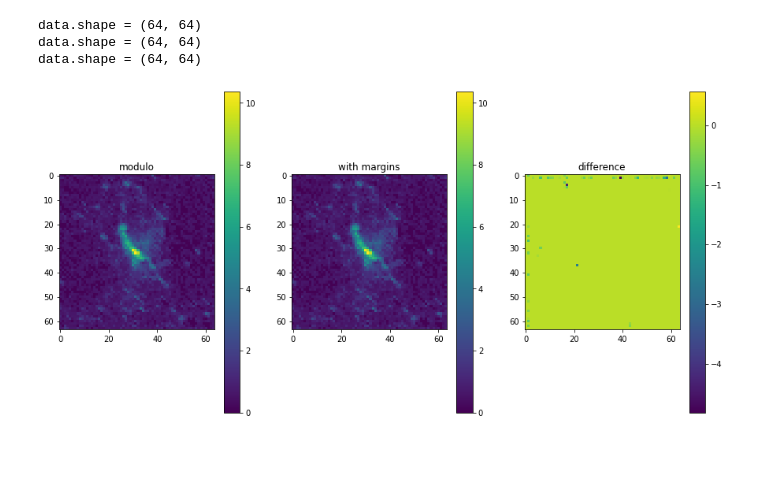
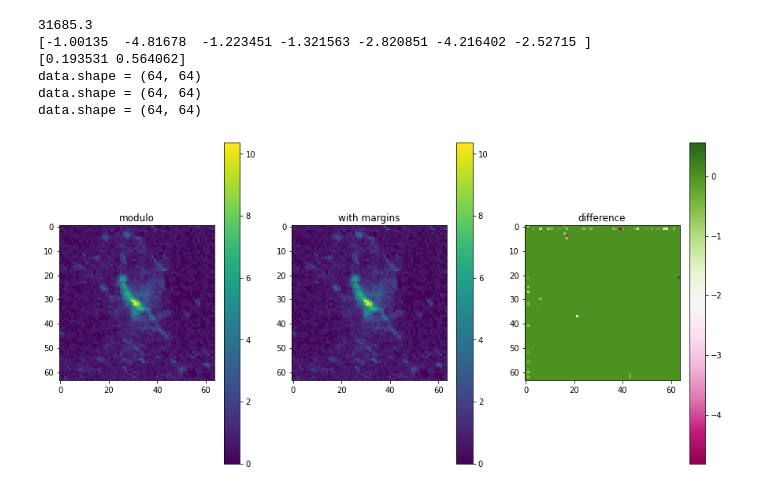
Before and after one commit to SebastianJL/esc412_advanced_high_performance_computing, a Jupyter notebook: exercise3/density_map.ipynb, the cells around one changed output. Drawn from its saved outputs; the diff is of its cells as text; code cells hidden in the pictures; blank space fills up the shorter version.

```diff
--- a/exercise3/density_map.ipynb
+++ b/exercise3/density_map.ipynb
@@ -1,25 +1,36 @@
 # %%
 import numpy as np
 import matplotlib.pyplot as plt
 mass_grid_modulo = np.genfromtxt('mass_grid_modulo_2d.csv', delimiter=',')
 mass_grid_margins = np.genfromtxt('mass_grid_with_margins_2d.csv', delimiter=',')
 
+diff = mass_grid_modulo - mass_grid_margins
+
 datas = [np.log(mass_grid_modulo + 1),
          np.log(mass_grid_margins + 1),
-         mass_grid_modulo - mass_grid_margins
+        diff
         ]
+
+print(mass_grid_margins.max())
+print(diff[diff < -1])
+print(diff[diff > 0])
 
 for data in datas:
     print(f'{data.shape = }')
 
 fig, axes = plt.subplots(1, 3, figsize=(15, 15))
 titles = ['modulo', 'with margins', 'difference']
-for ax, title, data in zip(axes, titles, datas):
-    pos = ax.imshow(data)
+cmaps = [None, None, 'PiYG']
+for ax, title, data, cmap in zip(axes, titles, datas, cmaps):
+
+    pos = ax.imshow(data, cmap=cmap)
     ax.title.set_text(title)
     fig.colorbar(pos, ax=ax, shrink=0.5)
 # %% [output]
+31685.3
+[-1.00135  -4.81678  -1.223451 -1.321563 -2.820851 -4.216402 -2.52715 ]
+[0.193531 0.564062]
 data.shape = (64, 64)
 data.shape = (64, 64)
 data.shape = (64, 64)
-[figure, old version]
+[figure, new version]
```
